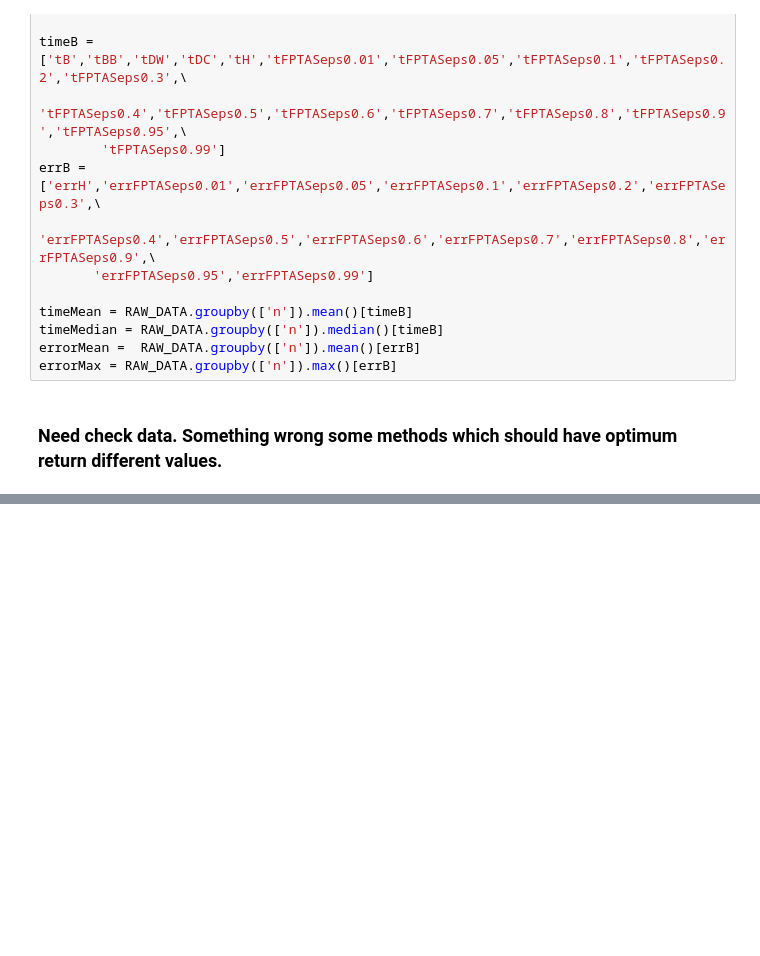
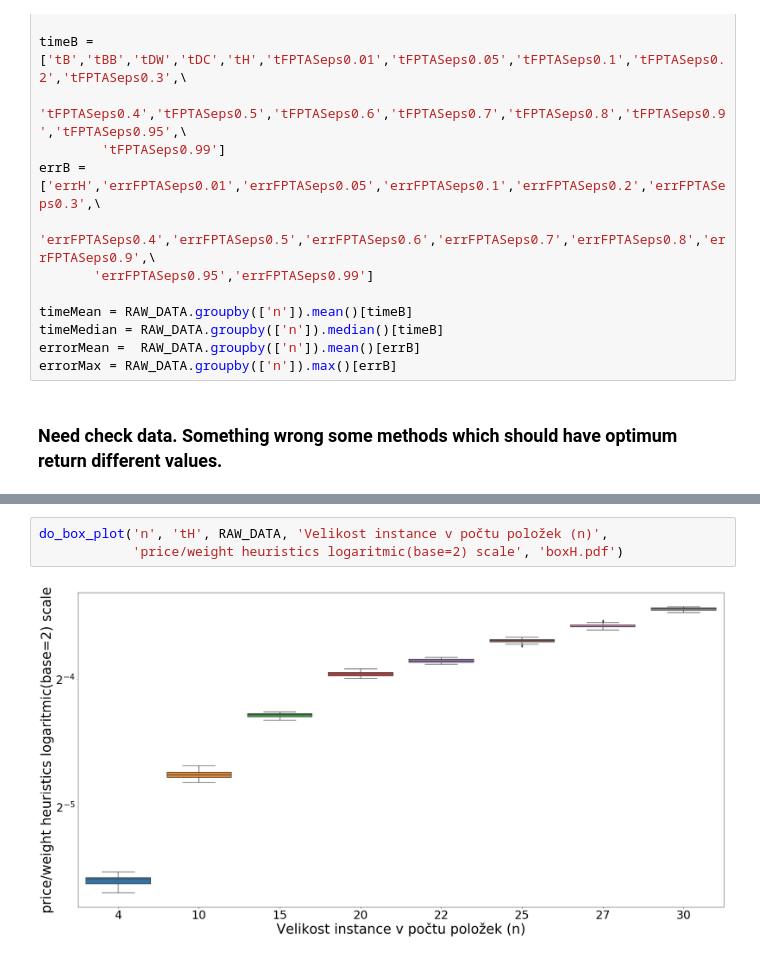
Before and after one commit to martilad/MI-PAA2018, a Jupyter notebook: task2/graphMake.ipynb, the cells around one changed output, grey strips where cells are left out. Cells and saved outputs as stored; diff of their text form; blank space fills up the shorter version.

```diff
--- a/task2/graphMake.ipynb
+++ b/task2/graphMake.ipynb
@@ -143,0 +138,5 @@ do_box_plot('n', 'tB', RAW_DATA, 'vole', 'vole', 'vole.pdf')
+# %%
+do_box_plot('n', 'tH', RAW_DATA, 'Velikost instance v počtu položek (n)',
+            'price/weight heuristics logaritmic(base=2) scale', 'boxH.pdf')
+# %% [output]
+[figure, added]
```
Also changed, not shown: parts of 20 cells of this notebook, 25 other files.
